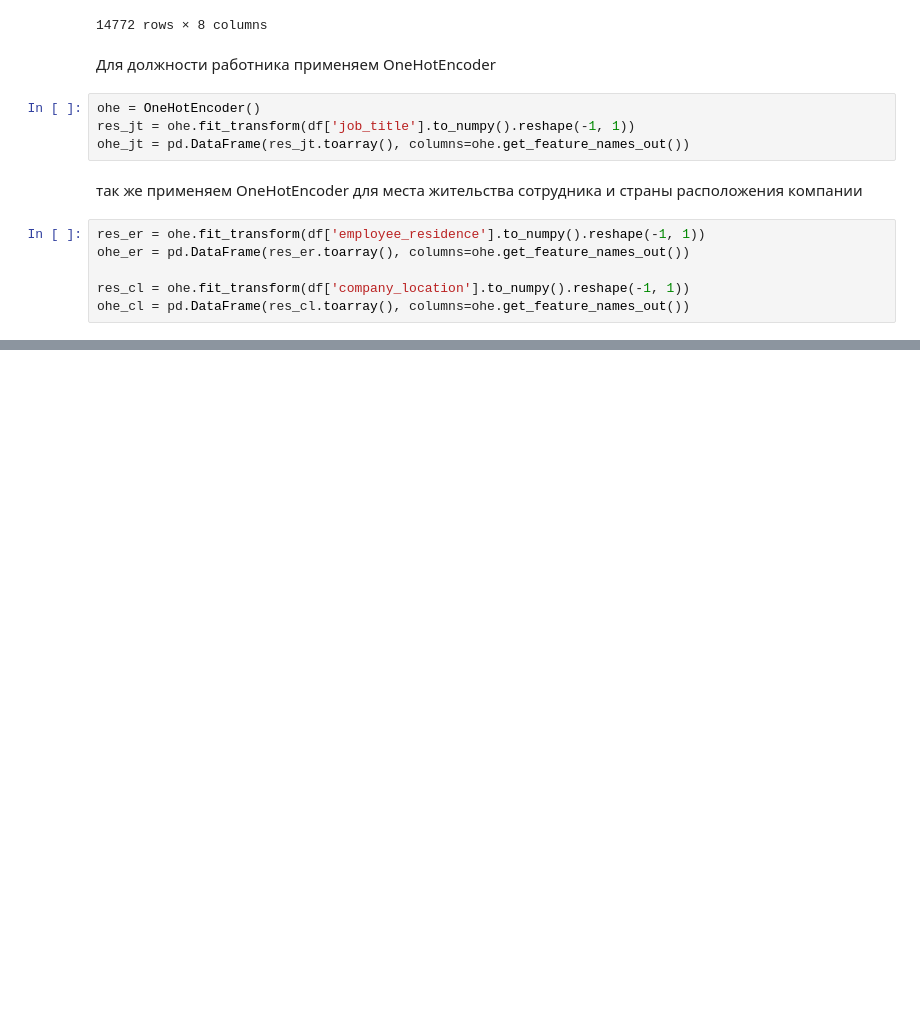
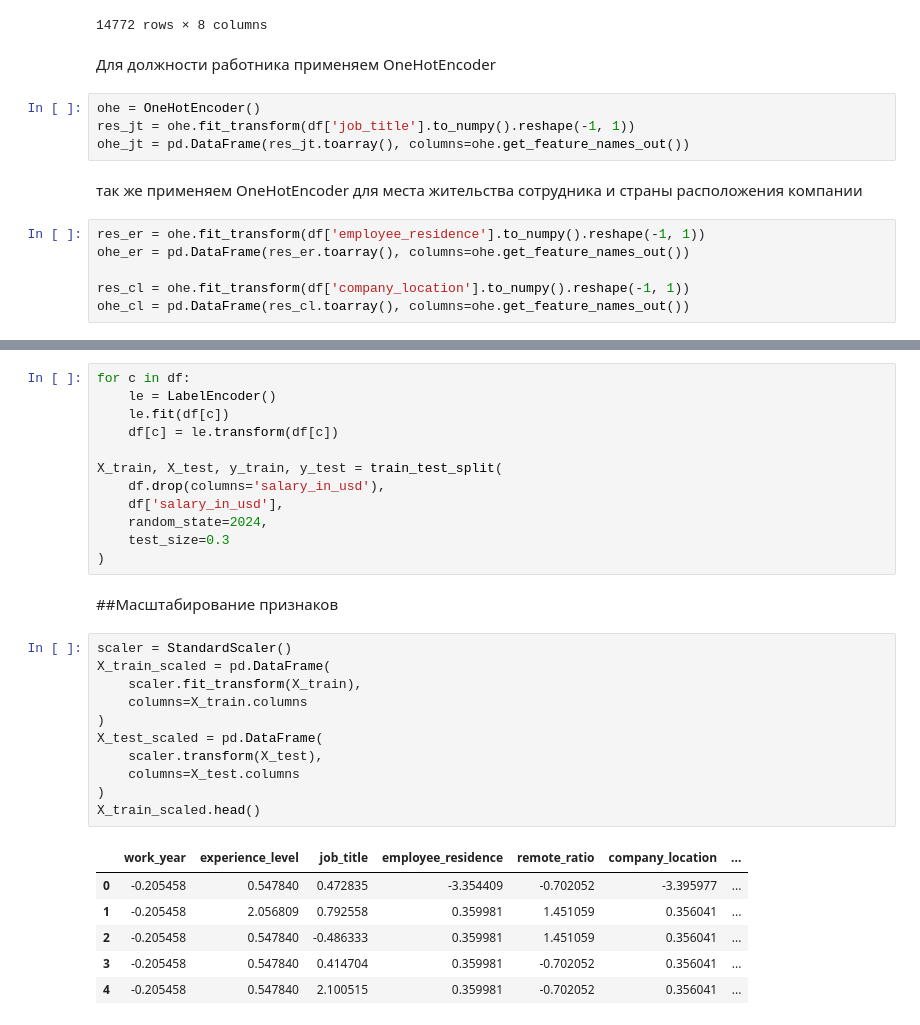
Before and after one commit to OnlySem/ITMO, a Jupyter notebook: задание_1.ipynb, the cells around one changed output, grey strips where cells are left out. Cells and saved outputs as stored; diff of their text form; blank space fills up the shorter version.

```diff
--- a/задание_1.ipynb
+++ b/задание_1.ipynb
@@ -339,0 +348,32 @@ df
+# %%
+for c in df:
+    le = LabelEncoder()
+    le.fit(df[c])
+    df[c] = le.transform(df[c])
+
+X_train, X_test, y_train, y_test = train_test_split(
+    df.drop(columns='salary_in_usd'),
+    df['salary_in_usd'],
+    random_state=2024,
+    test_size=0.3
+)
+# %% [markdown]
+##Масштабирование признаков
+# %%
+scaler = StandardScaler()
+X_train_scaled = pd.DataFrame(
+    scaler.fit_transform(X_train),
+    columns=X_train.columns
+)
+X_test_scaled = pd.DataFrame(
+    scaler.transform(X_test),
+    columns=X_test.columns
+)
+X_train_scaled.head()
+# %% [output]
+|  | work_year | experience_level | job_title | employee_residence | remote_ratio | company_location | ... |
+| 0 | -0.205458 | 0.547840 | 0.472835 | -3.354409 | -0.702052 | -3.395977 | ... |
+| 1 | -0.205458 | 2.056809 | 0.792558 | 0.359981 | 1.451059 | 0.356041 | ... |
+| 2 | -0.205458 | 0.547840 | -0.486333 | 0.359981 | 1.451059 | 0.356041 | ... |
+| 3 | -0.205458 | 0.547840 | 0.414704 | 0.359981 | -0.702052 | 0.356041 | ... |
+| 4 | -0.205458 | 0.547840 | 2.100515 | 0.359981 | -0.702052 | 0.356041 | ... |
```
Also changed, not shown: parts of 13 cells of this notebook.
